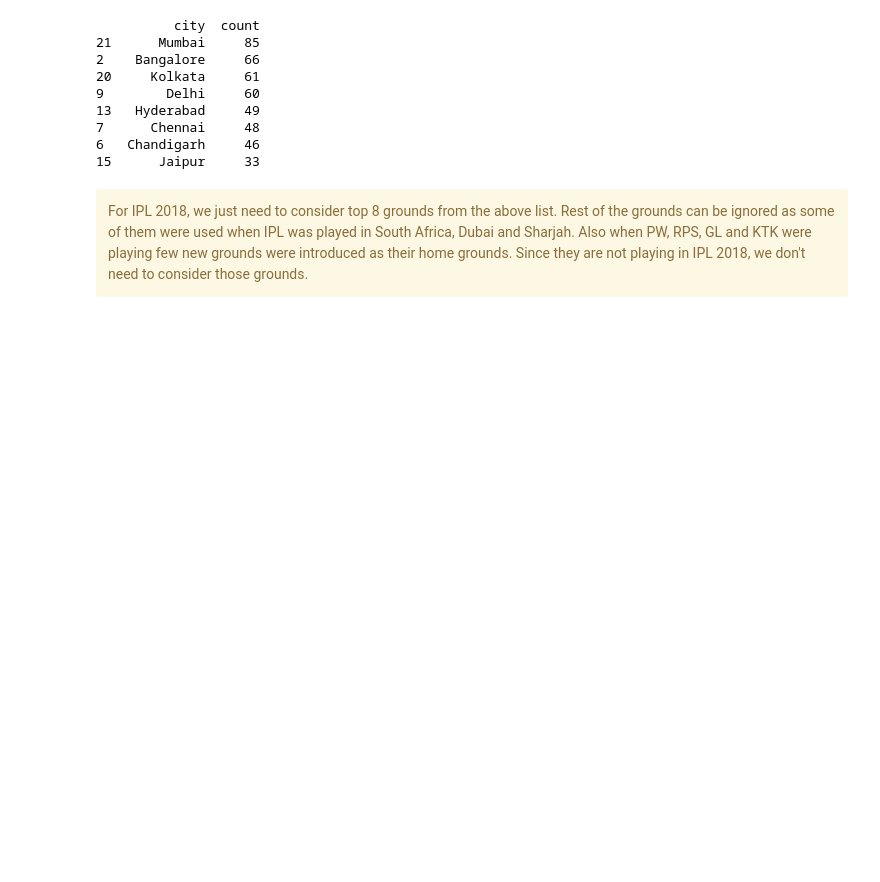
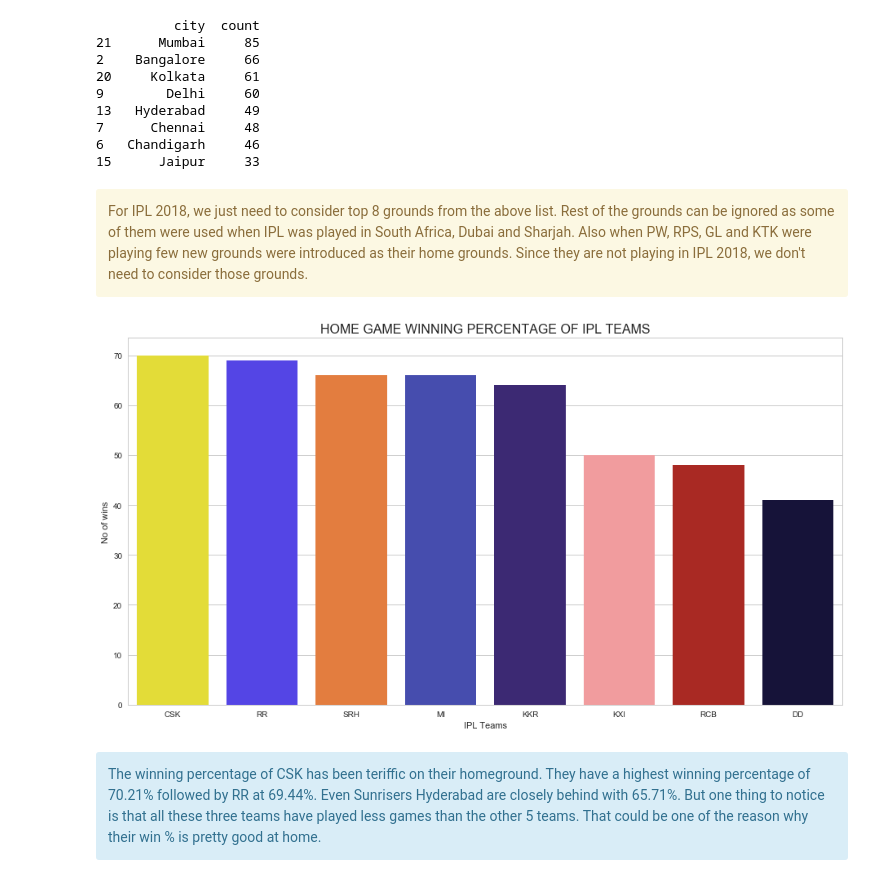
Before and after one commit to KirazG/datascience, a Jupyter notebook: capstone-project2/ipl/ipl_capstone2_sunil_ayyappan.ipynb, the cells around one changed output. Drawn from its saved outputs; the diff is of its cells as text; code cells hidden in the pictures; blank space fills up the shorter version.

```diff
--- a/capstone-project2/ipl/ipl_capstone2_sunil_ayyappan.ipynb
+++ b/capstone-project2/ipl/ipl_capstone2_sunil_ayyappan.ipynb
@@ -237,3 +239,54 @@ print(df_all_matches_venues.sort_values(by='count', ascending=False).head(8))
 <div class="span25 alert alert-warning">
 For IPL 2018, we just need to consider top 8 grounds from the above list. Rest of the grounds can be ignored as some of them were used when IPL was played in South Africa, Dubai and Sharjah. Also when PW, RPS, GL and KTK were playing few new grounds were introduced as their home grounds. Since they are not playing in IPL 2018, we don't need to consider those grounds.
 </div>
+# %%
+#create a dataframe to hold just home games and ignore the rest as per home_game flag
+df_home_games = df_all_matches[df_all_matches['home_game'] == 1]
+
+#calculate the total number of home games for 8 teams
+csk_total_home_games = len(df_home_games[df_home_games['home_team'] == 'Chennai Super Kings'])
+srh_total_home_games = len(df_home_games[df_home_games['home_team'] == 'Sunrisers Hyderabad'])
+mi_total_home_games = len(df_home_games[df_home_games['home_team'] == 'Mumbai Indians'])
+kkr_total_home_games = len(df_home_games[df_home_games['home_team'] == 'Kolkata Knight Riders'])
+kxi_total_home_games = len(df_home_games[df_home_games['home_team'] == 'Kings XI Punjab'])
+rcb_total_home_games = len(df_home_games[df_home_games['home_team'] == 'Royal Challengers Bangalore'])
+dd_total_home_games = len(df_home_games[df_home_games['home_team'] == 'Delhi Daredevils'])
+rr_total_home_games = len(df_home_games[df_home_games['home_team'] == 'Rajasthan Royals'])
+
+#calculate the total number of home wins for 8 teams
+csk_home_wins = len(df_home_games[(df_home_games.home_team == 'Chennai Super Kings') & (df_home_games.winner == 'Chennai Super Kings')])
+srh_home_wins = len(df_home_games[(df_home_games.home_team == 'Sunrisers Hyderabad') & (df_home_games.winner == 'Sunrisers Hyderabad')])
+mi_home_wins = len(df_home_games[(df_home_games.home_team == 'Mumbai Indians') & (df_home_games.winner == 'Mumbai Indians')])
+kkr_home_wins = len(df_home_games[(df_home_games.home_team == 'Kolkata Knight Riders') & (df_home_games.winner == 'Kolkata Knight Riders')])
+kxi_home_wins = len(df_home_games[(df_home_games.home_team == 'Kings XI Punjab') & (df_home_games.winner == 'Kings XI Punjab')])
+rcb_home_wins = len(df_home_games[(df_home_games.home_team == 'Royal Challengers Bangalore') & (df_home_games.winner == 'Royal Challengers Bangalore')])
+dd_home_wins = len(df_home_games[(df_home_games.home_team == 'Delhi Daredevils') & (df_home_games.winner == 'Delhi Daredevils')])
+rr_home_wins = len(df_home_games[(df_home_games.home_team == 'Rajasthan Royals') & (df_home_games.winner == 'Rajasthan Royals')])
+
+#calculate the percentage of home wins
+csk_home_win_per = round(csk_home_wins/csk_total_home_games * 100,0)
+srh_home_win_per = round(srh_home_wins/srh_total_home_games * 100,0)
+mi_home_win_per = round(mi_home_wins/mi_total_home_games * 100,0)
+kkr_home_win_per = round(kkr_home_wins/kkr_total_home_games * 100,0)
+kxi_home_win_per = round(kxi_home_wins/kxi_total_home_games * 100)
+rcb_home_win_per = round(rcb_home_wins/rcb_total_home_games * 100)
+dd_home_win_per = round(dd_home_wins/dd_total_home_games * 100)
+rr_home_win_per = round(rr_home_wins/rr_total_home_games * 100)
+# %%
+colors = ['#FFF61B','#3E2BFF','#FF7623','#353EBF','#361D7F','#FF8E90','#BF150D','#110C40']
+win_per = [csk_home_win_per,rr_home_win_per,srh_home_win_per,mi_home_win_per,kkr_home_win_per,kxi_home_win_per,rcb_home_win_per,dd_home_win_per]
+teams = ['CSK','RR','SRH','MI','KKR','KXI','RCB','DD']
+fig, ax = plt.subplots()
+fig.set_size_inches(15.7, 8.27)
+sns.set_style("whitegrid")
+ax = sns.barplot(x=teams, y=win_per,palette=colors);
+ax.set(ylabel='No of wins', xlabel='IPL Teams')
+title = 'HOME GAME WINNING PERCENTAGE OF IPL TEAMS'
+plt.title(title,fontsize = 16)
+plt.show()
+# %% [output]
+[figure, added]
+# %% [markdown]
+<div class="span25 alert alert-info">
+The winning percentage of CSK has been teriffic on their homeground. They have a highest winning percentage of 70.21% followed by RR at 69.44%. Even Sunrisers Hyderabad are closely behind with 65.71%. But one thing to notice is that all these three teams have played less games than the other 5 teams. That could be one of the reason why their win % is pretty good at home.
+</div>
```
Also changed, not shown: parts of 4 cells of this notebook.
